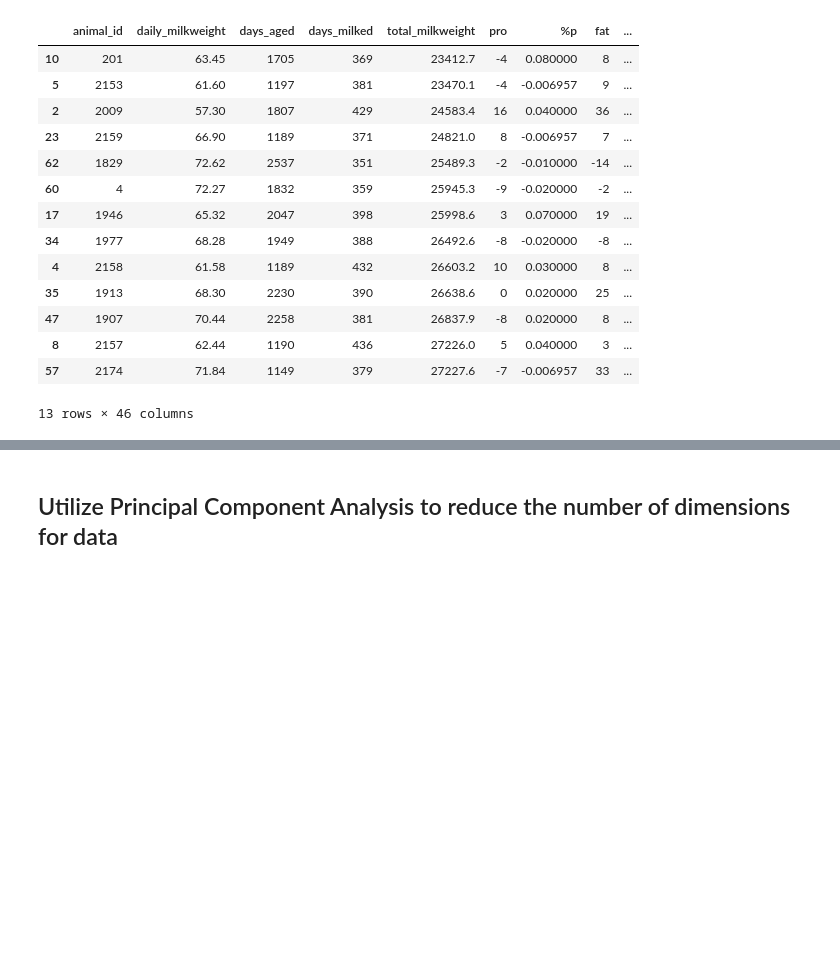
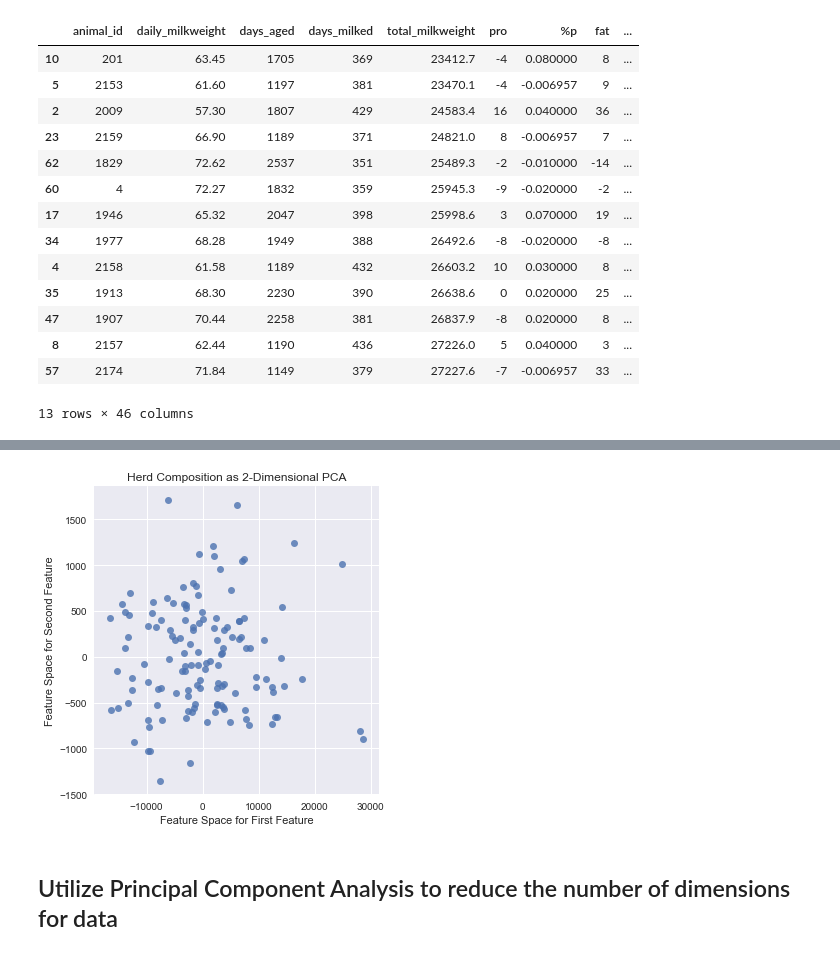
Before and after one commit to nachostorni094/happy-cows, a Jupyter notebook: notebooks/report-plot-generation/blog-plot-pca-and-kmeans-cluster-analysis.ipynb, the cells around one changed output, grey strips where cells are left out. Cells and saved outputs as stored; diff of their text form; code cells hidden in the pictures; blank space fills up the shorter version.

```diff
--- a/notebooks/report-plot-generation/blog-plot-pca-and-kmeans-cluster-analysis.ipynb
+++ b/notebooks/report-plot-generation/blog-plot-pca-and-kmeans-cluster-analysis.ipynb
@@ -204,3 +210,7 @@ generate_pca_plot(data.drop('animal_id', axis=1), filename='pca-no-kmeans.png')
+# %%
+generate_pca_plot(data.drop('animal_id', axis=1), filename='pca-no-kmeans-not-scaled.png', scaled=False)
+# %% [output]
+[figure, added]
 # %% [markdown]
 ## Utilize Principal Component Analysis to reduce the number of dimensions for data
 # %%
```
Also changed, not shown: parts of 10 cells of this notebook, 2 other files.
